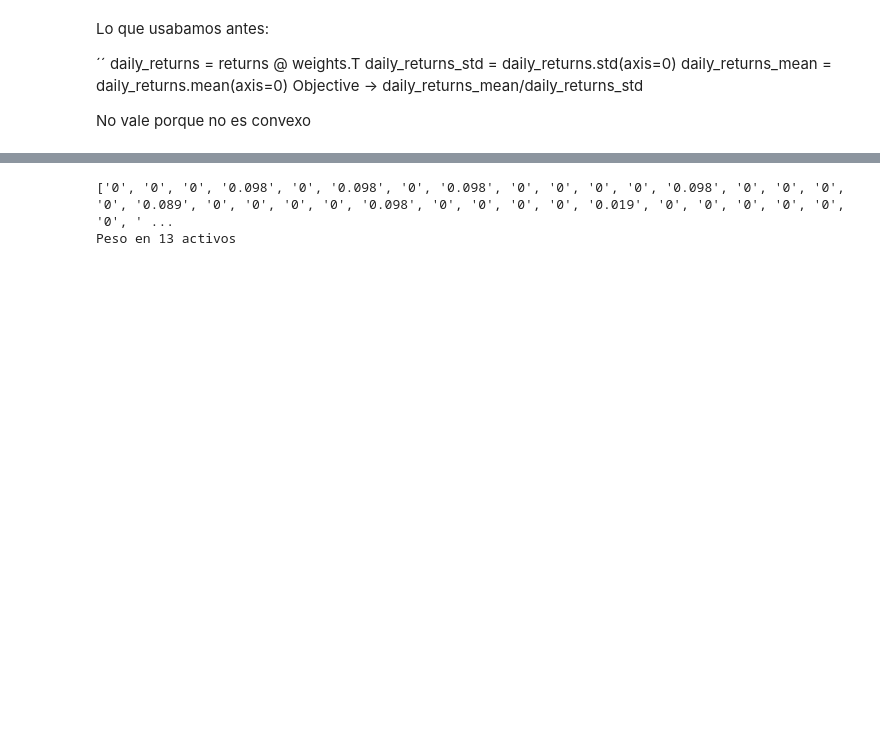
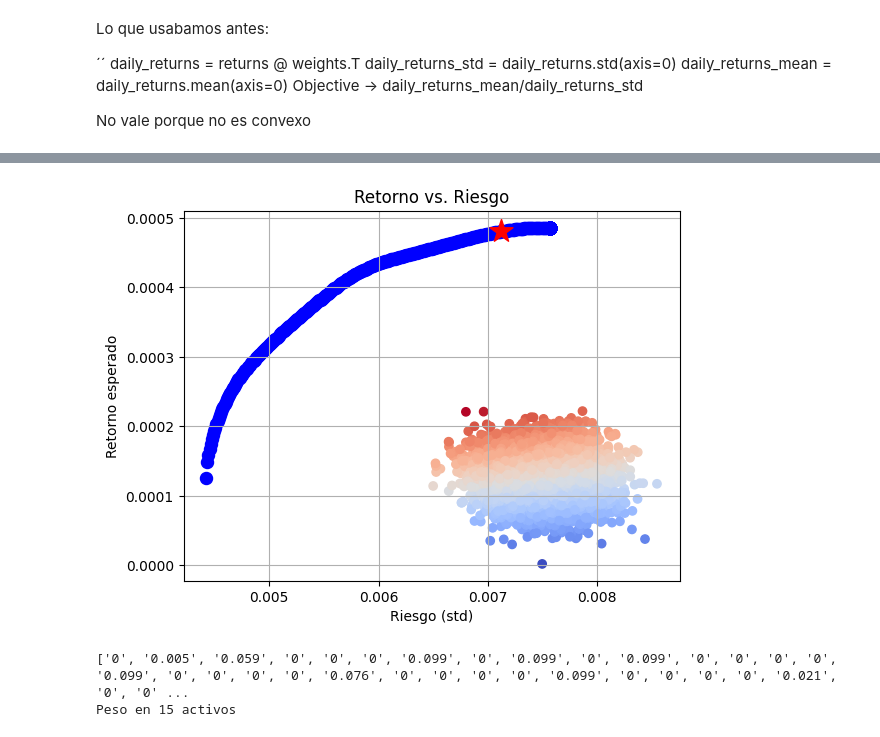
Before and after one commit to Juanjod54/MIAX_TB2.4, a Jupyter notebook: gestion_carteras.ipynb, the cells around one changed output, grey strips where cells are left out. Saved outputs shown, nothing was run; the diff lists cells and outputs as text; code cells hidden in the pictures; blank space fills up the shorter version.

```diff
--- a/gestion_carteras.ipynb
+++ b/gestion_carteras.ipynb
@@ -216,3 +222,9 @@ portfolio_results
+# %%
+rf_returns_df = returns.copy()
+rf_returns_df['RentaFija'] = fixed_income_return
+plot_sharpe(rf_returns_df, None, simulations)
+# %% [output]
+[figure, added]
 # %%
 # Esta funcion ha sido desarrollada por Gemini 3 en su totalidad, se ha limpiado para adaptarla
 def round_weights(weights, decimals=3):
@@ -232,14 +244,13 @@ def round_weights(weights, decimals=3):
 
     return rounded_weights
 # %%
-# rounded_weights = round_weights(best_sharpe_weights.tolist())
-rounded_weights = np.array([round(w, 3) if abs(w) > 0.0009 else 0.0 for w in best_sharpe_weights])
+rounded_weights = round_weights(simulations.iloc[0].tolist())
 pesos_limpios = [f"{p:g}" for p in rounded_weights]
 print(pesos_limpios)
 print(f"Peso en {len(rounded_weights[rounded_weights > 0])} activos")
 # %% [output]
-['0', '0', '0', '0.098', '0', '0.098', '0', '0.098', '0', '0', '0', '0', '0.098', '0', '0', '0', '0', '0.089', '0', '0', '0', '0', '0.098', '0', '0', '0', '0', '0.019', '0', '0', '0', '0', '0', '0', ' ...
-Peso en 13 activos
+['0', '0.005', '0.059', '0', '0', '0', '0.099', '0', '0.099', '0', '0.099', '0', '0', '0', '0', '0.099', '0', '0', '0', '0', '0.076', '0', '0', '0', '0', '0.099', '0', '0', '0', '0', '0.021', '0', '0' ...
+Peso en 15 activos
 # %%
 # Sortino (Gemini 3)
 
```
Also changed, not shown: parts of 9 cells of this notebook.
